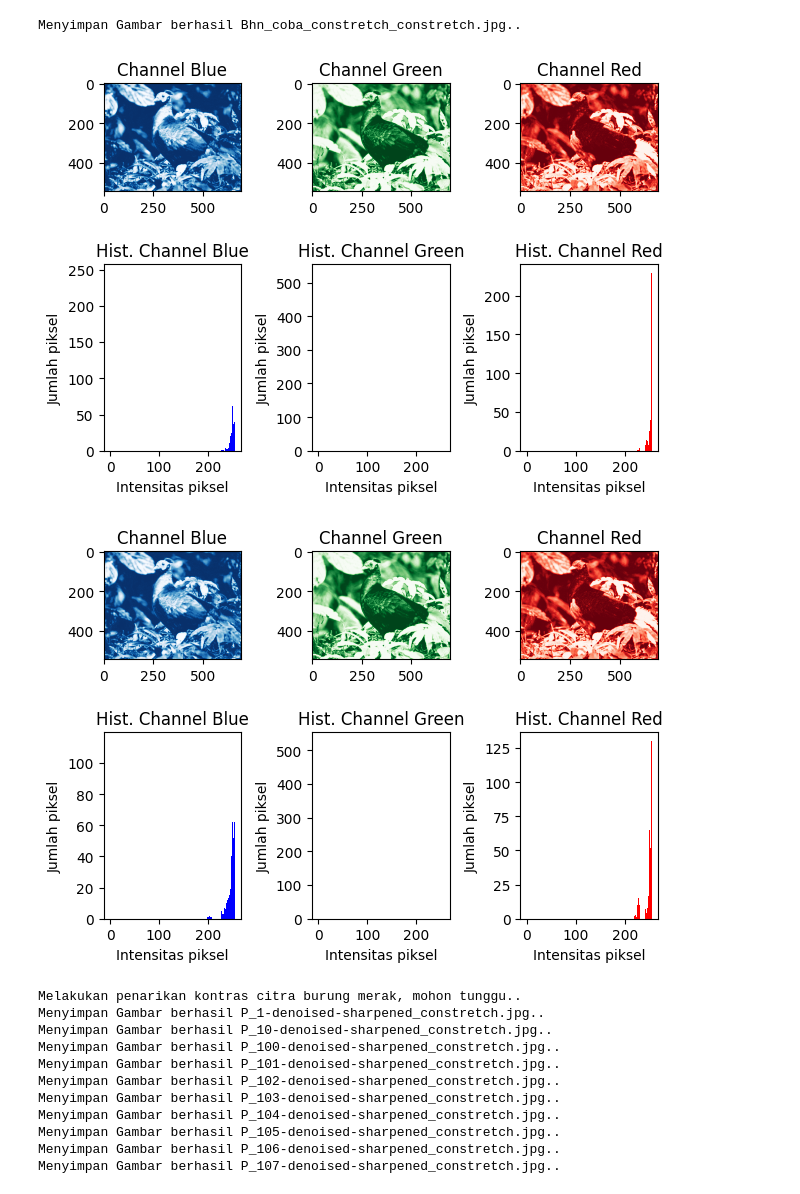
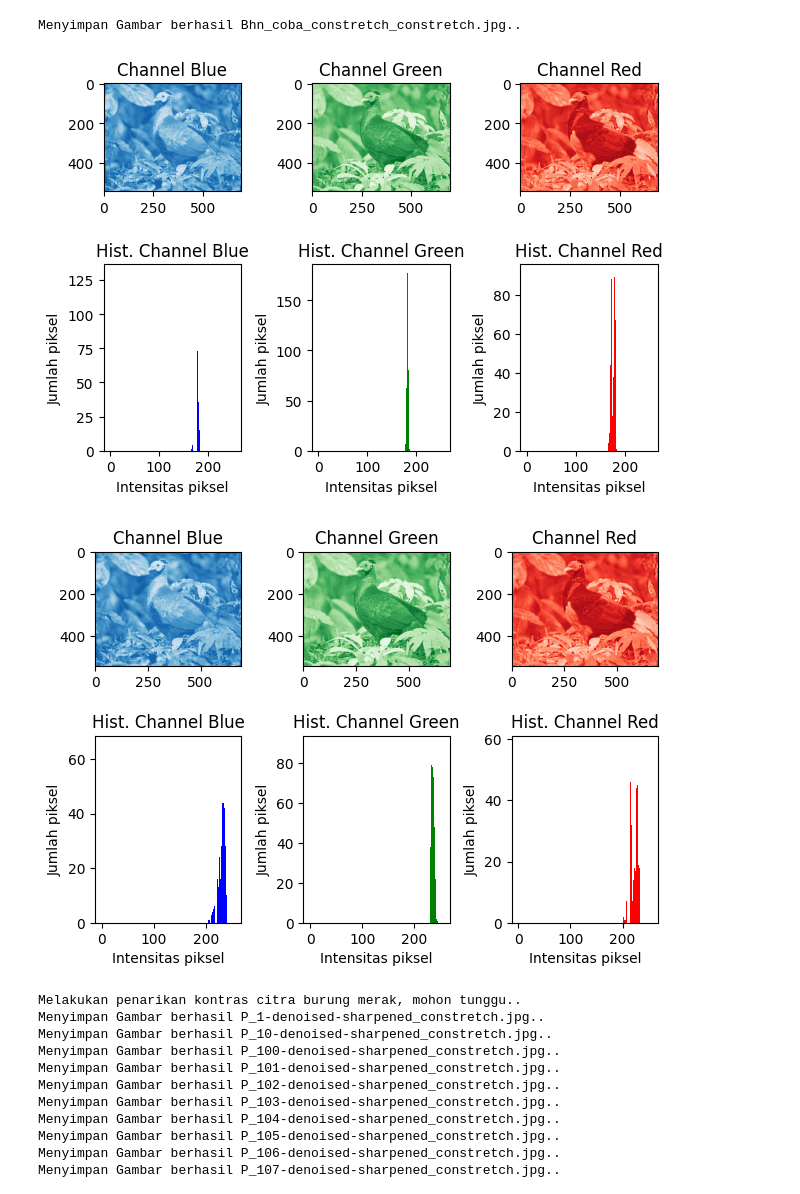
Before and after one commit to albertchristians26/CNN-Klasifikasi-Burung-Merak, a Jupyter notebook: skripsiku_albert.ipynb, the cells around one changed output. Cells and saved outputs as stored; diff of their text form; code cells hidden in the pictures.

```diff
--- a/skripsiku_albert.ipynb
+++ b/skripsiku_albert.ipynb
@@ -565,13 +565,13 @@ proses_contrast_stretching2(".\\Bhn_coba_constretch.jpg", ".\\")
 # %% [output]
 Menyimpan Gambar berhasil Bhn_coba_constretch_constretch.jpg..
 # %%
-ini = cv2.imread("Bhn_coba2.jpg", 1)
-ini2 = cv2.imread("Bhn_coba2_constretch.jpg", 1)
+ini = cv2.imread("Bhn_coba.jpg", 1)
+ini2 = cv2.imread("Bhn_coba_constretch.jpg", 1)
 show_histogram_img(ini)
 show_histogram_img(ini2)
 # %% [output]
-[figure, old version]
+[figure, new version]
-[figure, old version]
+[figure, new version]
 # %%
 # Fungsi untuk melakukan histogram equalization
 def proses_ekualisasi_histogram(img):
```
